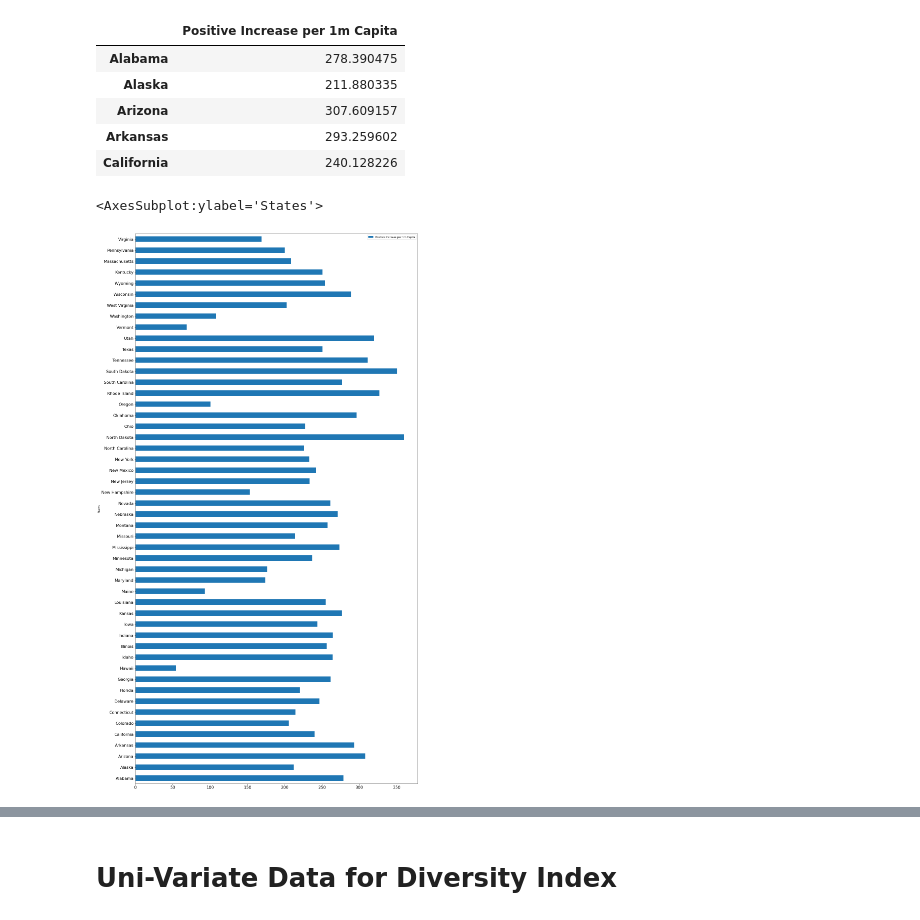
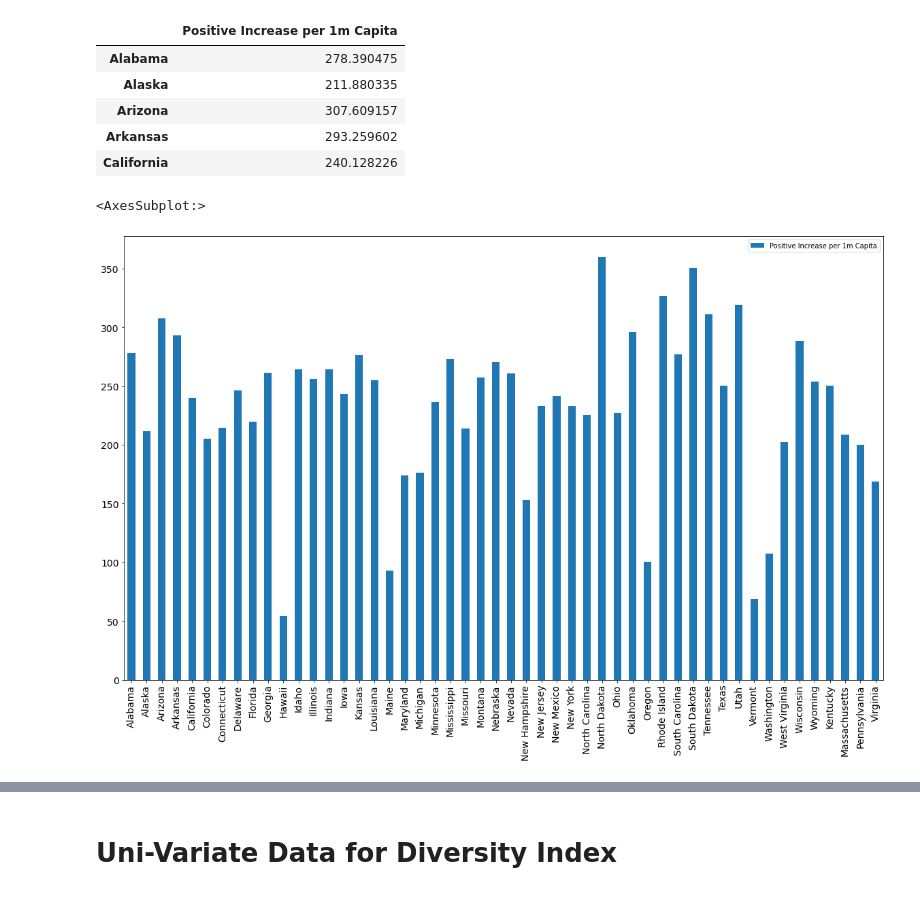
Before and after one commit to odinghosh/CE1115_project, a Jupyter notebook: CE1115_Project_060421_Main.ipynb, the cells around one changed output, grey strips where cells are left out. Cells and saved outputs as stored; diff of their text form; code cells hidden in the pictures.

```diff
--- a/CE1115_Project_060421_Main.ipynb
+++ b/CE1115_Project_060421_Main.ipynb
@@ -237,7 +254,7 @@ state_data.head()
 | Arkansas | 293.259602 |
 | California | 240.128226 |
 # %%
-state_data.plot.barh(figsize=(20,40), fontsize=16, xlabel='States')
+state_data.plot.bar(figsize=(20,12), fontsize=14)
 # %% [output]
-<AxesSubplot:ylabel='States'>
+<AxesSubplot:>
-[figure, old version]
+[figure, new version]
```
Also changed, not shown: parts of 26 cells of this notebook.
